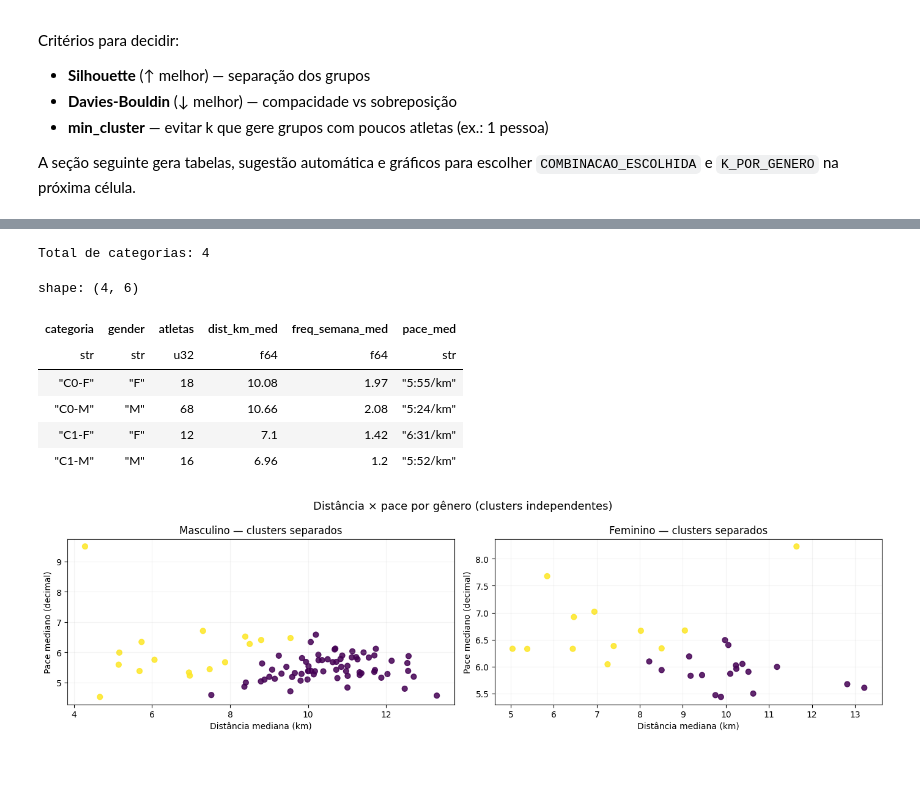
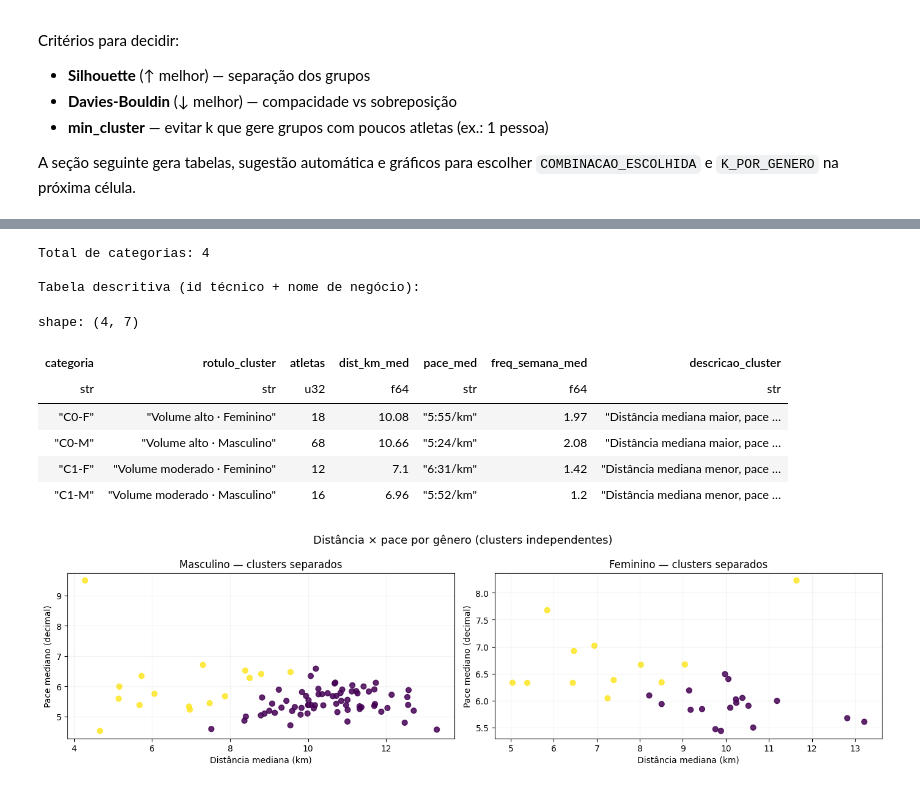
Before and after one commit to majutestoni/tcc-back, a Jupyter notebook: notebooks/categorizacao_corredores.ipynb, the cells around one changed output, grey strips where cells are left out. Cells and saved outputs as stored; diff of their text form; code cells hidden in the pictures.

```diff
--- a/notebooks/categorizacao_corredores.ipynb
+++ b/notebooks/categorizacao_corredores.ipynb
@@ -264,6 +285,10 @@ if linha_cmp.height:
     print("Métricas na configuração escolhida:")
     with pl.Config(fmt_str_lengths=100, tbl_rows=-1, tbl_cols=-1):
         display(linha_cmp.select("genero", "silhouette", "davies_bouldin", "min_cluster", "max_cluster"))
+    print(
+        "\nJustificativa resumida: melhor equilíbrio silhouette × min_cluster ≥ 5 × "
+        "interpretabilidade; k≥3 fragmenta o feminino."
+    )
 else:
     cfg["titulo"] = COMBINACAO_ESCOLHIDA
     print("(Execute a célula de análise comparativa antes.)")
@@ -286,7 +312,18 @@ resultado = treina_kmeans_por_genero(
     plotar=True,
     verbose=True,
 )
-perfil = resultado.df_exibir
+perfil = nomear_categorias(resultado.df_exibir)
+resultado.df_exibir = perfil
+
+print("\nPerfis nomeados (por distância mediana dentro do gênero):")
+for row in (
+    perfil.select("categoria", "rotulo_cluster", "descricao_cluster")
+    .unique()
+    .sort("categoria")
+    .iter_rows(named=True)
+):
+    print(f"  {row['categoria']} → {row['rotulo_cluster']}")
+    print(f"      {row['descricao_cluster']}")
 # %% [output]
 Análise detalhada — distância + pace + gênero (k=2 → 4 categorias):
 Features: ['distance (m)', 'pace_min_km']
@@ -493,32 +544,32 @@ print(f"Atletas com silhouette negativo: {neg} / {sil_df.height}")
 [figure]
 Atletas com silhouette negativo: 5 / 114
 # %%
-resumo_categoria = (
-    perfil.group_by("categoria", COL_GENDER)
-    .agg(
-        pl.len().alias("atletas"),
-        (pl.col(COL_DISTANCE).median() / 1000).round(2).alias("dist_km_med"),
-        pl.col(COL_PACE).median().alias("_pace_med"),
-        pl.col(COL_FREQUENCIA).median().round(2).alias("freq_semana_med"),
-    )
-    .sort("categoria")
-    .with_columns(
-        pl.col("_pace_med").map_elements(formatar_pace, return_dtype=pl.Utf8).alias("pace_med"),
-    )
-    .drop("_pace_med")
-)
+resumo_categoria = tabela_descritiva_clusters(perfil)
 
 print(f"Total de categorias: {perfil['categoria'].n_unique()}")
-resumo_categoria
+print("\nTabela descritiva (id técnico + nome de negócio):")
+display(
+    resumo_categoria.select(
+        "categoria",
+        "rotulo_cluster",
+        "atletas",
+        "dist_km_med",
+        "pace_med",
+        "freq_semana_med",
+        "descricao_cluster",
+    )
+)
 # %% [output]
 Total de categorias: 4
+
+Tabela descritiva (id técnico + nome de negócio):
-shape: (4, 6)
+shape: (4, 7)
-| categoria | gender | atletas | dist_km_med | freq_semana_med | pace_med |
-| str | str | u32 | f64 | f64 | str |
-| "C0-F" | "F" | 18 | 10.08 | 1.97 | "5:55/km" |
-| "C0-M" | "M" | 68 | 10.66 | 2.08 | "5:24/km" |
-| "C1-F" | "F" | 12 | 7.1 | 1.42 | "6:31/km" |
-| "C1-M" | "M" | 16 | 6.96 | 1.2 | "5:52/km" |
+| categoria | rotulo_cluster | atletas | dist_km_med | pace_med | freq_semana_med | descricao_cluster |
+| str | str | u32 | f64 | str | f64 | str |
+| "C0-F" | "Volume alto · Feminino" | 18 | 10.08 | "5:55/km" | 1.97 | "Distância mediana maior, pace … |
+| "C0-M" | "Volume alto · Masculino" | 68 | 10.66 | "5:24/km" | 2.08 | "Distância mediana maior, pace … |
+| "C1-F" | "Volume moderado · Feminino" | 12 | 7.1 | "6:31/km" | 1.42 | "Distância mediana menor, pace … |
+| "C1-M" | "Volume moderado · Masculino" | 16 | 6.96 | "5:52/km" | 1.2 | "Distância mediana menor, pace … |
 # %%
 fig, axes = plt.subplots(1, 2, figsize=(14, 4))
 
```
Also changed, not shown: parts of 16 cells of this notebook, 8 other files.
